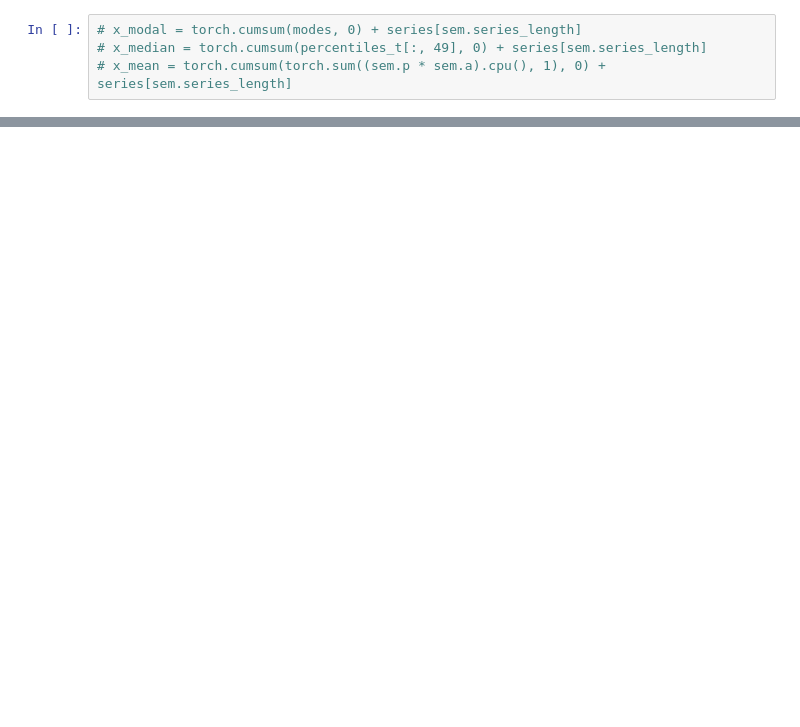
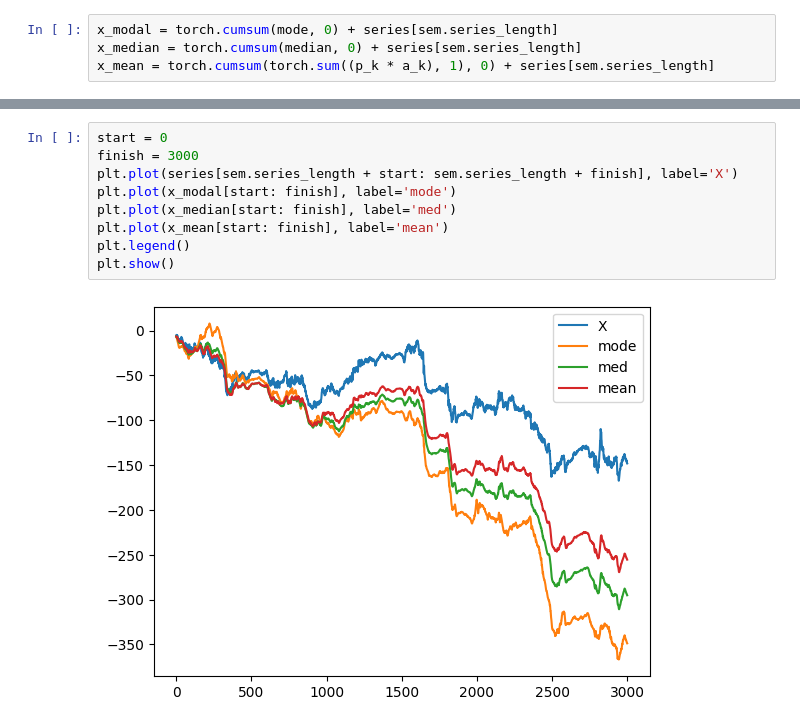
Before and after one commit to CTOHbl4/Statistics, a Jupyter notebook: research/experiments/sem.ipynb, the cells around one changed output, grey strips where cells are left out. Saved outputs shown, nothing was run; the diff lists cells and outputs as text; blank space fills up the shorter version.

```diff
--- a/research/experiments/sem.ipynb
+++ b/research/experiments/sem.ipynb
@@ -70,4 +84,4 @@ Found window length: 95
 # %%
-# x_modal = torch.cumsum(modes, 0) + series[sem.series_length]
-# x_median = torch.cumsum(percentiles_t[:, 49], 0) + series[sem.series_length]
-# x_mean = torch.cumsum(torch.sum((sem.p * sem.a).cpu(), 1), 0) + series[sem.series_length]
+x_modal = torch.cumsum(mode, 0) + series[sem.series_length]
+x_median = torch.cumsum(median, 0) + series[sem.series_length]
+x_mean = torch.cumsum(torch.sum((p_k * a_k), 1), 0) + series[sem.series_length]
@@ -90,2 +88,13 @@ torch.Size([3905, 3])
+# %%
+start = 0
+finish = 3000
+plt.plot(series[sem.series_length + start: sem.series_length + finish], label='X')
+plt.plot(x_modal[start: finish], label='mode')
+plt.plot(x_median[start: finish], label='med')
+plt.plot(x_mean[start: finish], label='mean')
+plt.legend()
+plt.show()
+# %% [output]
+[figure, added]
 # %%
 plt.figure(figsize=(10, 6))
```
Also changed, not shown: parts of 9 cells of this notebook, 2 other files.
